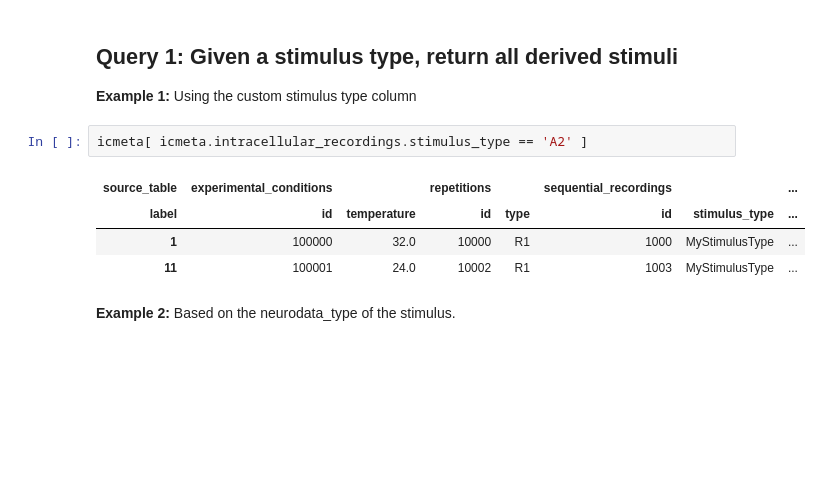
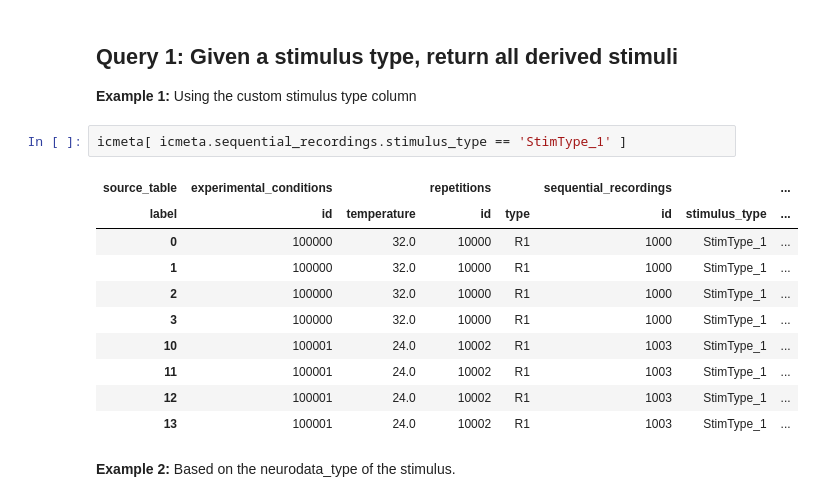
Before and after one commit to oruebel/ndx-icephys-meta, a Jupyter notebook: src/pynwb/examples/icephys_meta_query_example.ipynb, the cells around one changed output. Cells and saved outputs as stored; diff of their text form; blank space fills up the shorter version.

Commit message:
Update notebooks to: a) use predefined stimulus_type column rather than a custom column, b) show replancing references with object ids, c) show adding a new category table

```diff
--- a/src/pynwb/examples/icephys_meta_query_example.ipynb
+++ b/src/pynwb/examples/icephys_meta_query_example.ipynb
@@ -250,12 +250,18 @@ display(add_stimulus_and_response_details(icmeta.copy()))
 
 **Example 1:** Using the custom stimulus type column
 # %%
-icmeta[ icmeta.intracellular_recordings.stimulus_type == 'A2' ]
+icmeta[ icmeta.sequential_recordings.stimulus_type == 'StimType_1' ]
 # %% [output]
 | source_table | experimental_conditions |  | repetitions |  | sequential_recordings |  | ... |
 | label | id | temperature | id | type | id | stimulus_type | ... |
-| 1 | 100000 | 32.0 | 10000 | R1 | 1000 | MyStimulusType | ... |
-| 11 | 100001 | 24.0 | 10002 | R1 | 1003 | MyStimulusType | ... |
+| 0 | 100000 | 32.0 | 10000 | R1 | 1000 | StimType_1 | ... |
+| 1 | 100000 | 32.0 | 10000 | R1 | 1000 | StimType_1 | ... |
+| 2 | 100000 | 32.0 | 10000 | R1 | 1000 | StimType_1 | ... |
+| 3 | 100000 | 32.0 | 10000 | R1 | 1000 | StimType_1 | ... |
+| 10 | 100001 | 24.0 | 10002 | R1 | 1003 | StimType_1 | ... |
+| 11 | 100001 | 24.0 | 10002 | R1 | 1003 | StimType_1 | ... |
+| 12 | 100001 | 24.0 | 10002 | R1 | 1003 | StimType_1 | ... |
+| 13 | 100001 | 24.0 | 10002 | R1 | 1003 | StimType_1 | ... |
 # %% [markdown]
 **Example 2:** Based on the neurodata_type of the stimulus.
 # %%
```
Also changed, not shown: parts of 5 cells of this notebook, 2 other files.
